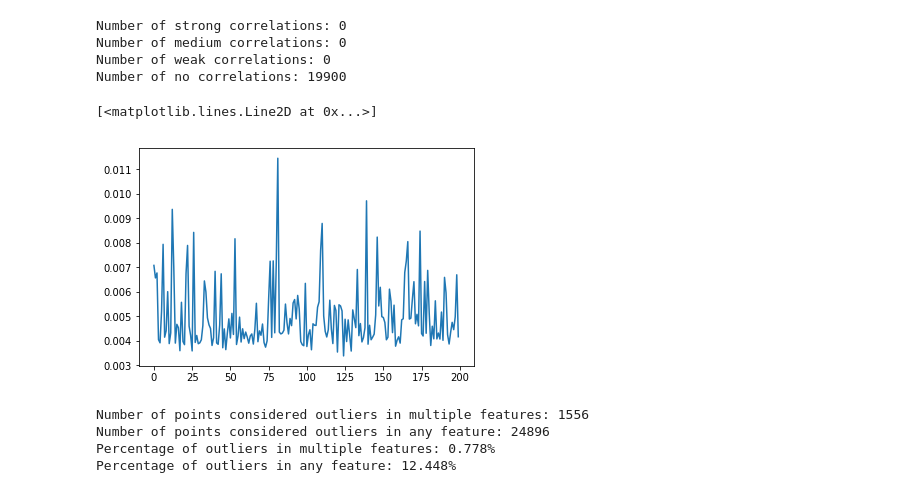
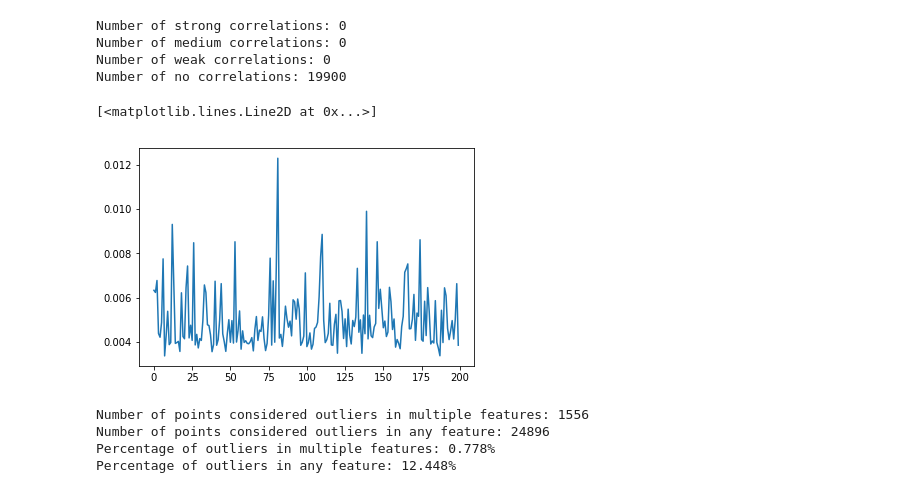
Before and after one commit to vitorbonaf/udacity-ml-capstone, a Jupyter notebook: customer_transaction_prediction.ipynb, the cells around one changed output. Saved outputs shown, nothing was run; the diff lists cells and outputs as text; code cells hidden in the pictures.

```diff
--- a/customer_transaction_prediction.ipynb
+++ b/customer_transaction_prediction.ipynb
@@ -170,16 +170,16 @@ Number of no correlations: 19900
 # %%
 # Checking feature importances
 from sklearn.ensemble import RandomForestClassifier
 
 rf = RandomForestClassifier()
-rf.fit(training_features, training_targets)
+rf.fit(training_features, np.ravel(training_targets, order='C'))
 
 plt.plot(rf.feature_importances_)
-# Next line plots features names on x axis, but too many features make them kinda cramped (maybe resizing plot would help)
+# Next line plots features names on x axis, but too many features make them kinda cramped
 # plt.xticks(np.arange(training_features.shape[1]), training_features.columns.tolist(), rotation=90)
 # %% [output]
 [<matplotlib.lines.Line2D at 0x...>]
-[figure, old version]
+[figure, new version]
 # %%
 # Outlier detection (Turkey's method)
 outliers_t  = []
```
Also changed, not shown: parts of 4 cells of this notebook.
